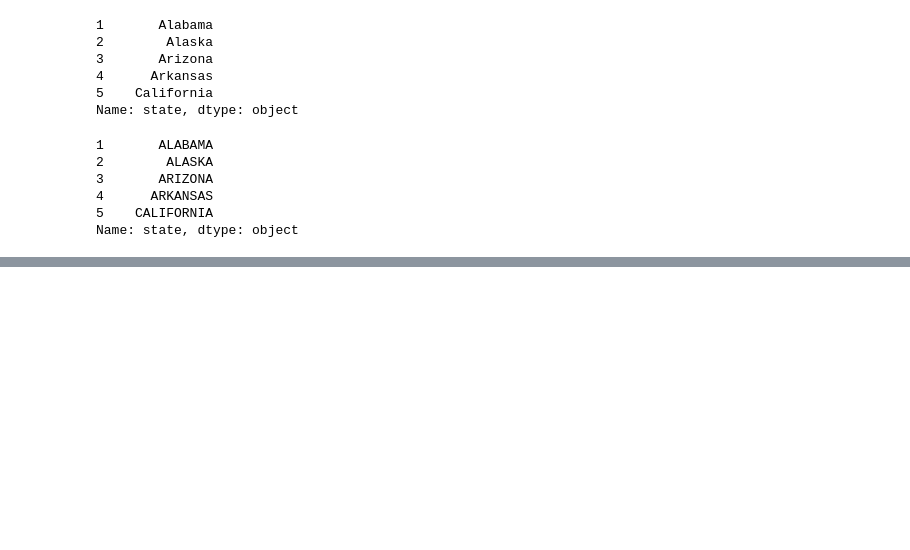
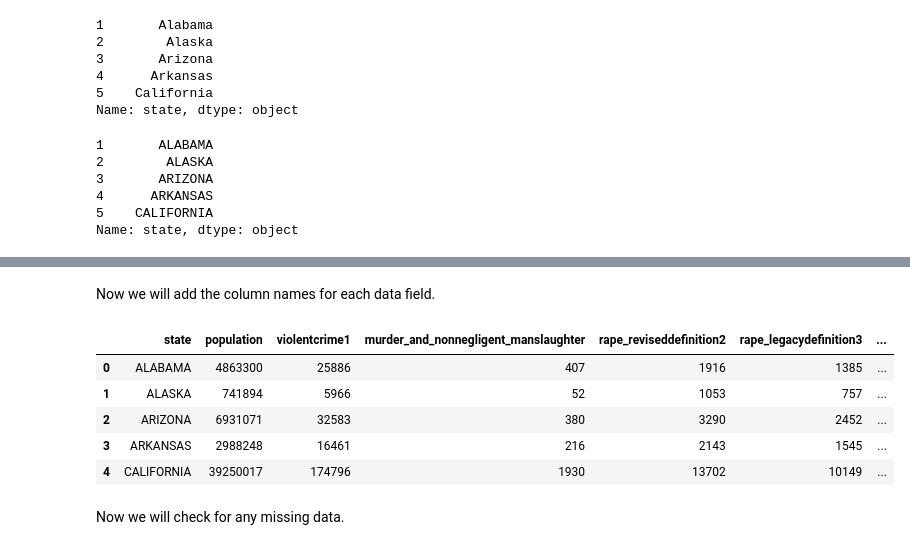
Before and after one commit to ninadcpa/DSC540, a Jupyter notebook: Final_Project.ipynb, the cells around one changed output, grey strips where cells are left out. Drawn from its saved outputs; the diff is of its cells as text; code cells hidden in the pictures; blank space fills up the shorter version.

```diff
--- a/Final_Project.ipynb
+++ b/Final_Project.ipynb
@@ -330,0 +577,14 @@ Name: state, dtype: object
+# %% [markdown]
+Now we will add the column names for each data field.
+# %%
+fbi_df.columns = new_column_names
+fbi_df.head()
+# %% [output]
+|  | state | population | violentcrime1 | murder_and_nonnegligent_manslaughter | rape_reviseddefinition2 | rape_legacydefinition3 | ... |
+| 0 | ALABAMA | 4863300 | 25886 | 407 | 1916 | 1385 | ... |
+| 1 | ALASKA | 741894 | 5966 | 52 | 1053 | 757 | ... |
+| 2 | ARIZONA | 6931071 | 32583 | 380 | 3290 | 2452 | ... |
+| 3 | ARKANSAS | 2988248 | 16461 | 216 | 2143 | 1545 | ... |
+| 4 | CALIFORNIA | 39250017 | 174796 | 1930 | 13702 | 10149 | ... |
+# %% [markdown]
+Now we will check for any missing data.
```
Also changed, not shown: parts of 30 cells of this notebook.
